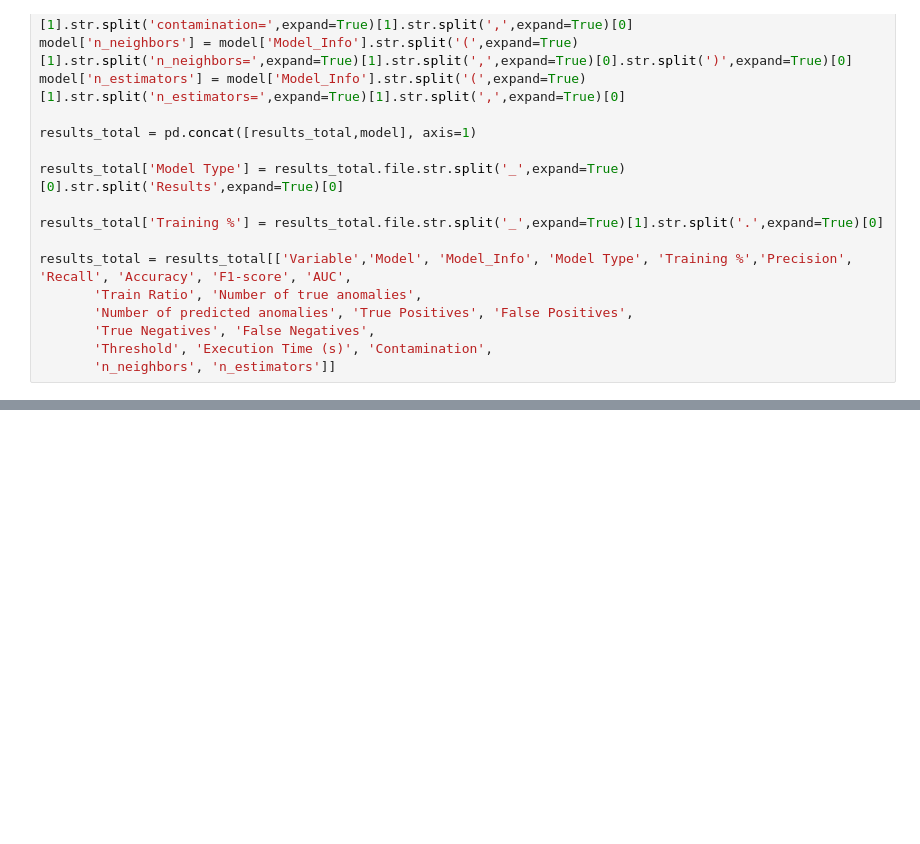
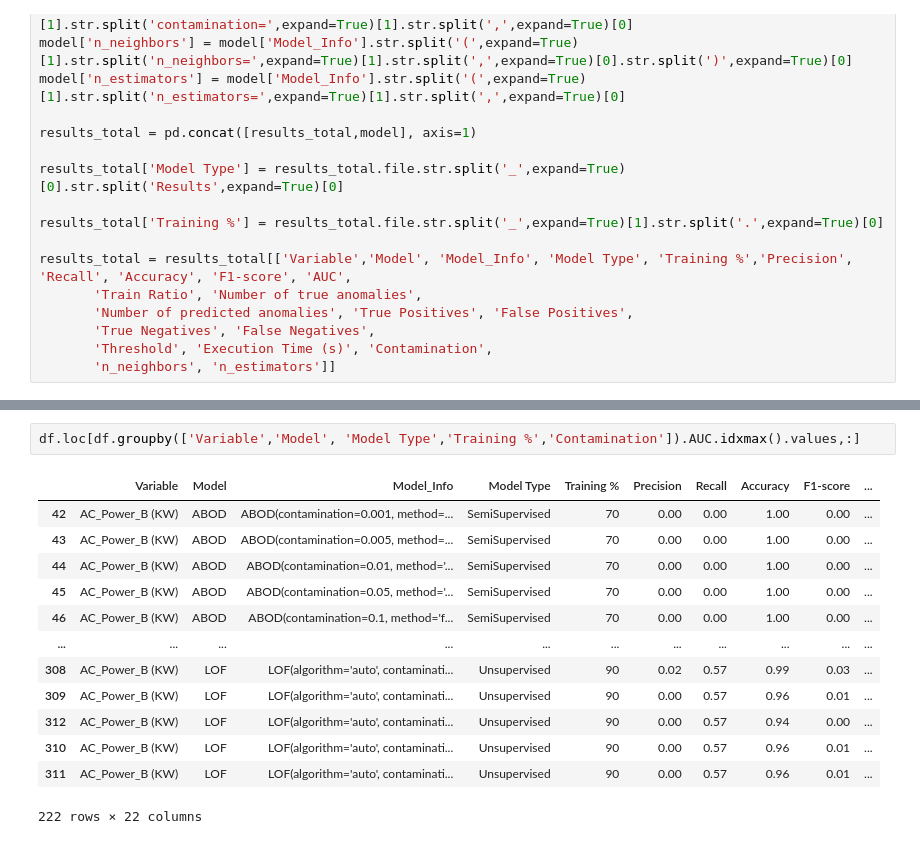
Before and after one commit to luisfernandoagottani/doctorade, a Jupyter notebook: notebooks/loanda/results.ipynb, the cells around one changed output, grey strips where cells are left out. Cells and saved outputs as stored; diff of their text form; blank space fills up the shorter version.

```diff
--- a/notebooks/loanda/results.ipynb
+++ b/notebooks/loanda/results.ipynb
@@ -48,0 +63,16 @@ results_total
+# %%
+df.loc[df.groupby(['Variable','Model', 'Model Type','Training %','Contamination']).AUC.idxmax().values,:]
+# %% [output]
+|  | Variable | Model | Model_Info | Model Type | Training % | Precision | Recall | Accuracy | F1-score | ... |
+| 42 | AC_Power_B (KW) | ABOD | ABOD(contamination=0.001, method=... | SemiSupervised | 70 | 0.00 | 0.00 | 1.00 | 0.00 | ... |
+| 43 | AC_Power_B (KW) | ABOD | ABOD(contamination=0.005, method=... | SemiSupervised | 70 | 0.00 | 0.00 | 1.00 | 0.00 | ... |
+| 44 | AC_Power_B (KW) | ABOD | ABOD(contamination=0.01, method='... | SemiSupervised | 70 | 0.00 | 0.00 | 1.00 | 0.00 | ... |
+| 45 | AC_Power_B (KW) | ABOD | ABOD(contamination=0.05, method='... | SemiSupervised | 70 | 0.00 | 0.00 | 1.00 | 0.00 | ... |
+| 46 | AC_Power_B (KW) | ABOD | ABOD(contamination=0.1, method='f... | SemiSupervised | 70 | 0.00 | 0.00 | 1.00 | 0.00 | ... |
+| ... | ... | ... | ... | ... | ... | ... | ... | ... | ... | ... |
+| 308 | AC_Power_B (KW) | LOF | LOF(algorithm='auto', contaminati... | Unsupervised | 90 | 0.02 | 0.57 | 0.99 | 0.03 | ... |
+| 309 | AC_Power_B (KW) | LOF | LOF(algorithm='auto', contaminati... | Unsupervised | 90 | 0.00 | 0.57 | 0.96 | 0.01 | ... |
+| 312 | AC_Power_B (KW) | LOF | LOF(algorithm='auto', contaminati... | Unsupervised | 90 | 0.00 | 0.57 | 0.94 | 0.00 | ... |
+| 310 | AC_Power_B (KW) | LOF | LOF(algorithm='auto', contaminati... | Unsupervised | 90 | 0.00 | 0.57 | 0.96 | 0.01 | ... |
+| 311 | AC_Power_B (KW) | LOF | LOF(algorithm='auto', contaminati... | Unsupervised | 90 | 0.00 | 0.57 | 0.96 | 0.01 | ... |
+222 rows × 22 columns
```
Also changed, not shown: parts of 7 cells of this notebook, 7 other files.
